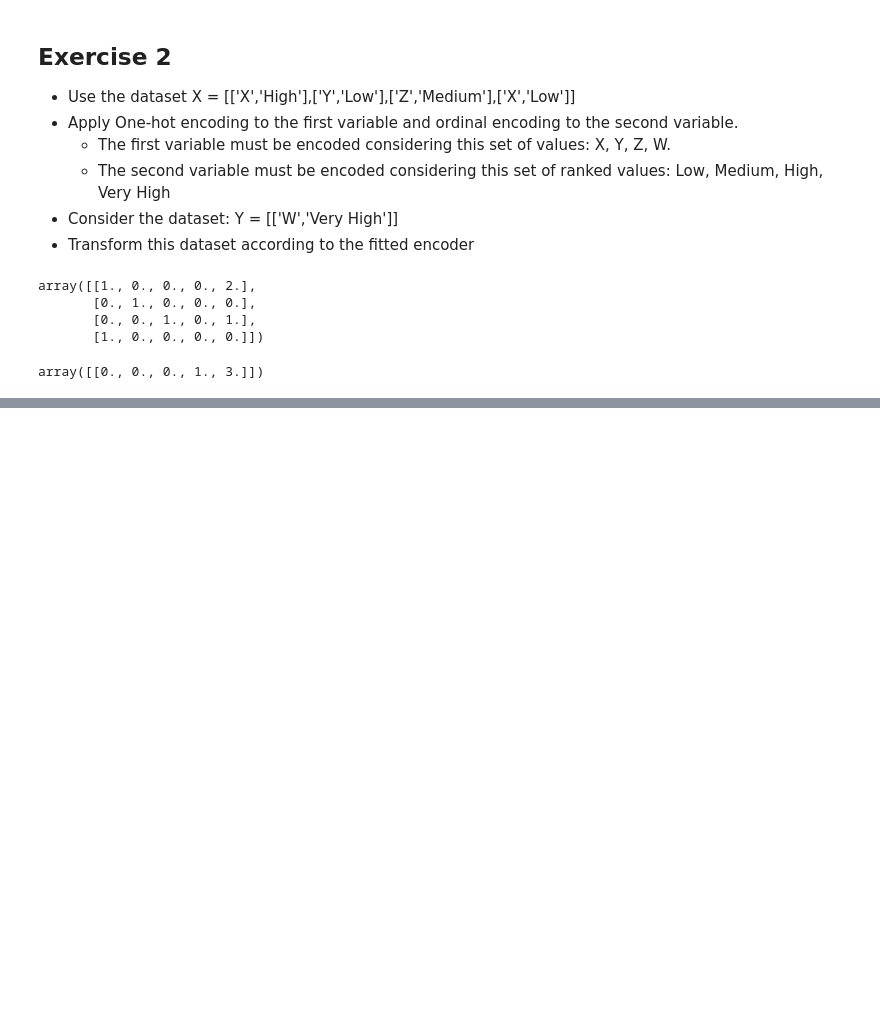
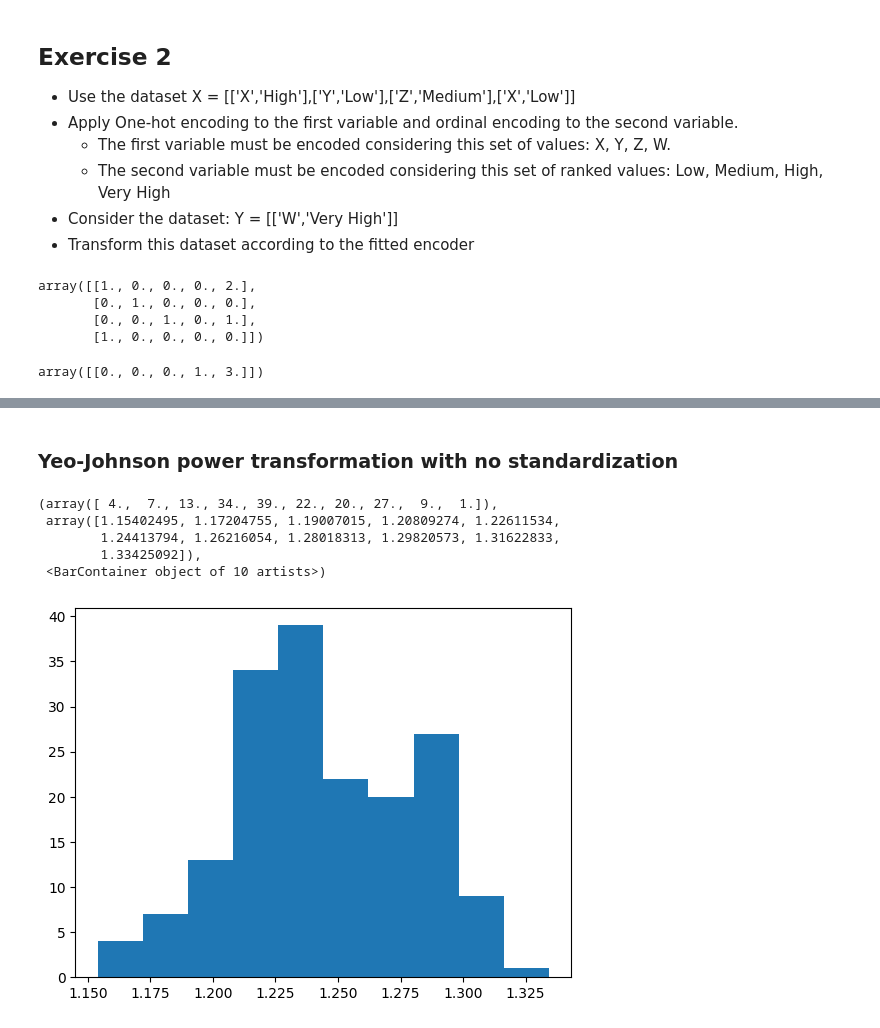
Before and after one commit to jslfree080/dataPreProcessing, a Jupyter notebook: src/main/python/dataPreProcessing.ipynb, the cells around one changed output, grey strips where cells are left out. Saved outputs shown, nothing was run; the diff lists cells and outputs as text; code cells hidden in the pictures; blank space fills up the shorter version.

```diff
--- a/src/main/python/dataPreProcessing.ipynb
+++ b/src/main/python/dataPreProcessing.ipynb
@@ -649,0 +703,13 @@ array([[0., 0., 0., 1., 3.]])
+# %% [markdown]
+### Yeo-Johnson power transformation with no standardization
+# %%
+transformer = PowerTransformer('yeo-johnson',standardize=False)
+t = transformer.fit_transform(df)
+plt.hist(t[:,0])
+# %% [output]
+(array([ 4.,  7., 13., 34., 39., 22., 20., 27.,  9.,  1.]),
+ array([1.15402495, 1.17204755, 1.19007015, 1.20809274, 1.22611534,
+        1.24413794, 1.26216054, 1.28018313, 1.29820573, 1.31622833,
+        1.33425092]),
+ <BarContainer object of 10 artists>)
+[figure, added]
```
Also changed, not shown: parts of 42 cells of this notebook, 2 other files.
